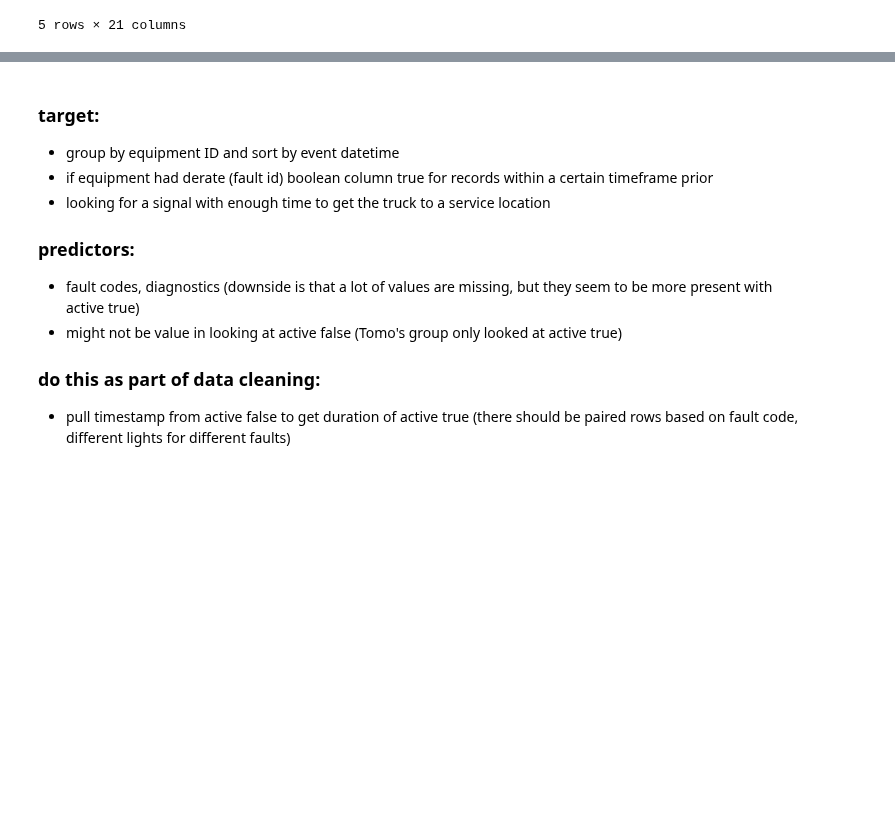
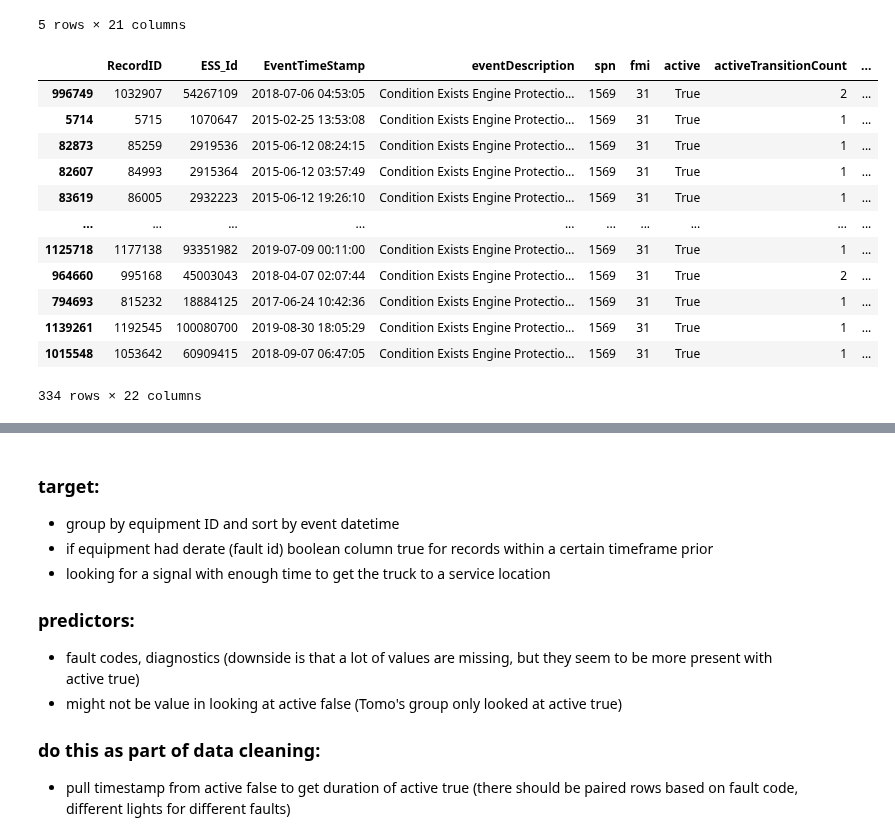
Before and after one commit to KagonDeans/big-g-ml-convoy, a Jupyter notebook: notebooks/teresa_eda.ipynb, the cells around one changed output, grey strips where cells are left out. Drawn from its saved outputs; the diff is of its cells as text; code cells hidden in the pictures; blank space fills up the shorter version.

```diff
--- a/notebooks/teresa_eda.ipynb
+++ b/notebooks/teresa_eda.ipynb
@@ -135,6 +142,24 @@ faults_active = faults_nonservice.loc[faults_nonservice['active'] == 'True']
 faults_active = faults_active.copy()
 faults_active['derate_true'] = np.where(faults_active.groupby(['EquipmentID', 'event_date'])['spn'].transform(lambda x: (x == '5246').any()), 'True', 'False')
 # once we get how to calculate time of event before derate this code can be modified slightly to detect
+# %%
+# partial derate occurring on the same day as a full derate - incorporate this as a signal boost?
+# come back to this after initial model
+faults_active.loc[(faults_active['spn'] == '1569') & (faults_active['derate_true'] == 'True')]
+# %% [output]
+|  | RecordID | ESS_Id | EventTimeStamp | eventDescription | spn | fmi | active | activeTransitionCount | ... |
+| 996749 | 1032907 | 54267109 | 2018-07-06 04:53:05 | Condition Exists Engine Protectio... | 1569 | 31 | True | 2 | ... |
+| 5714 | 5715 | 1070647 | 2015-02-25 13:53:08 | Condition Exists Engine Protectio... | 1569 | 31 | True | 1 | ... |
+| 82873 | 85259 | 2919536 | 2015-06-12 08:24:15 | Condition Exists Engine Protectio... | 1569 | 31 | True | 1 | ... |
+| 82607 | 84993 | 2915364 | 2015-06-12 03:57:49 | Condition Exists Engine Protectio... | 1569 | 31 | True | 1 | ... |
+| 83619 | 86005 | 2932223 | 2015-06-12 19:26:10 | Condition Exists Engine Protectio... | 1569 | 31 | True | 1 | ... |
+| ... | ... | ... | ... | ... | ... | ... | ... | ... | ... |
+| 1125718 | 1177138 | 93351982 | 2019-07-09 00:11:00 | Condition Exists Engine Protectio... | 1569 | 31 | True | 1 | ... |
+| 964660 | 995168 | 45003043 | 2018-04-07 02:07:44 | Condition Exists Engine Protectio... | 1569 | 31 | True | 2 | ... |
+| 794693 | 815232 | 18884125 | 2017-06-24 10:42:36 | Condition Exists Engine Protectio... | 1569 | 31 | True | 1 | ... |
+| 1139261 | 1192545 | 100080700 | 2019-08-30 18:05:29 | Condition Exists Engine Protectio... | 1569 | 31 | True | 1 | ... |
+| 1015548 | 1053642 | 60909415 | 2018-09-07 06:47:05 | Condition Exists Engine Protectio... | 1569 | 31 | True | 1 | ... |
+334 rows × 22 columns
 # %%
 diagnostics = pd.read_csv('../data/VehicleDiagnosticOnboardData.csv')
 # %%
```
Also changed, not shown: parts of 12 cells of this notebook.
